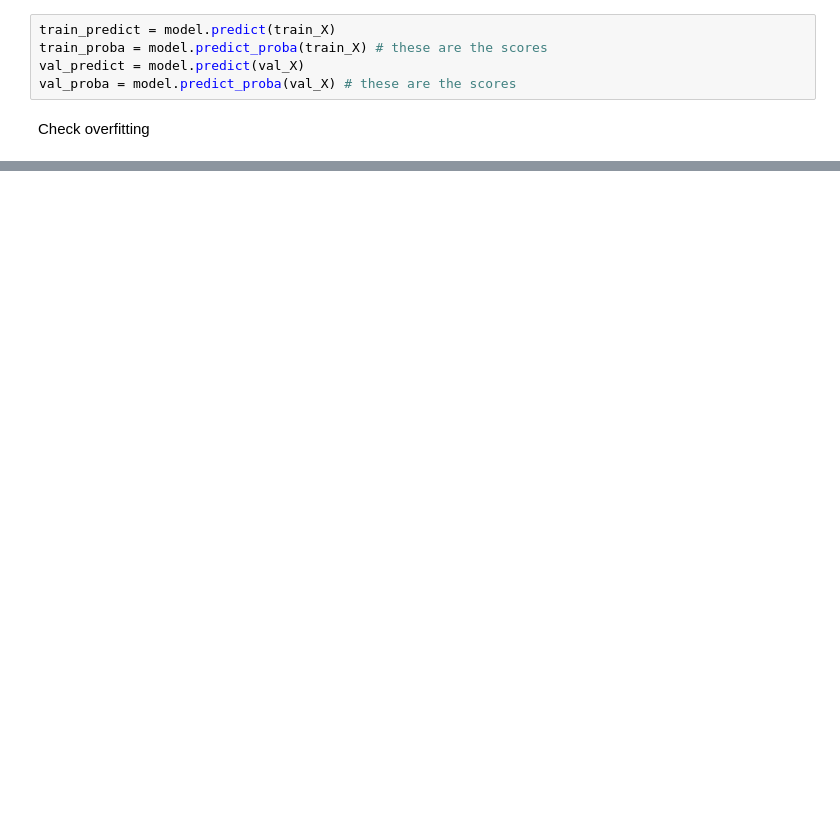
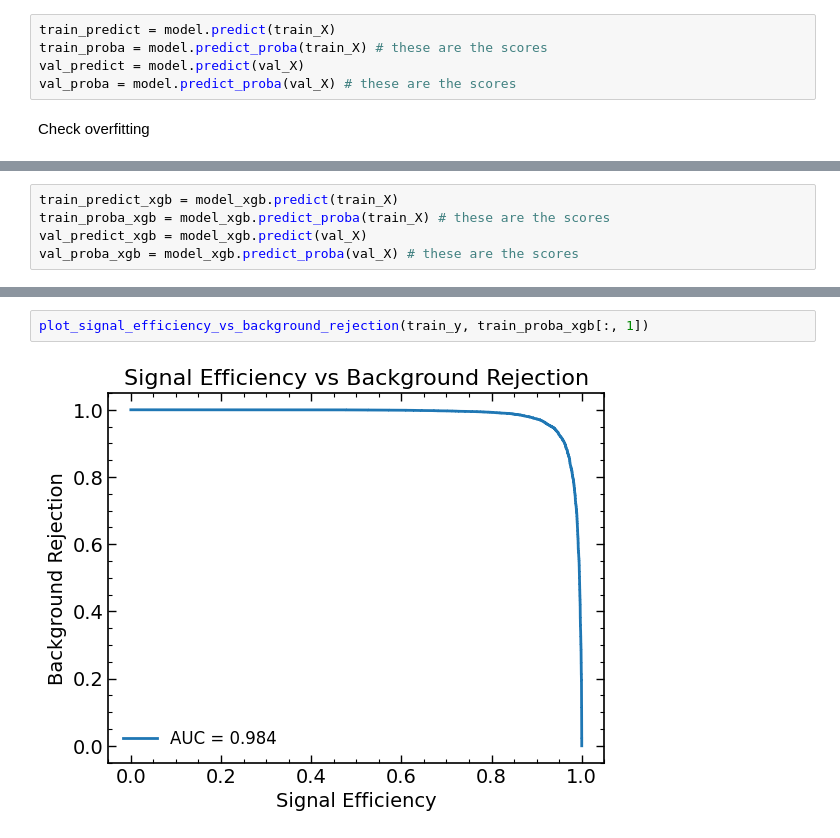
Before and after one commit to rrabadan/b2bH-vlq, a Jupyter notebook: notebooks/bdt-training.ipynb, the cells around one changed output, grey strips where cells are left out. Saved outputs shown, nothing was run; the diff lists cells and outputs as text; blank space fills up the shorter version.

```diff
--- a/notebooks/bdt-training.ipynb
+++ b/notebooks/bdt-training.ipynb
@@ -169,0 +234,5 @@ plot_shap_summary(shap_values, train_X)
+# %%
+train_predict_xgb = model_xgb.predict(train_X)
+train_proba_xgb = model_xgb.predict_proba(train_X) # these are the scores
+val_predict_xgb = model_xgb.predict(val_X)
+val_proba_xgb = model_xgb.predict_proba(val_X) # these are the scores
@@ -169,0 +246,4 @@ plot_shap_summary(shap_values, train_X)
+# %%
+plot_signal_efficiency_vs_background_rejection(train_y, train_proba_xgb[:, 1])
+# %% [output]
+[figure, added]
```
Also changed, not shown: parts of 31 cells of this notebook.
